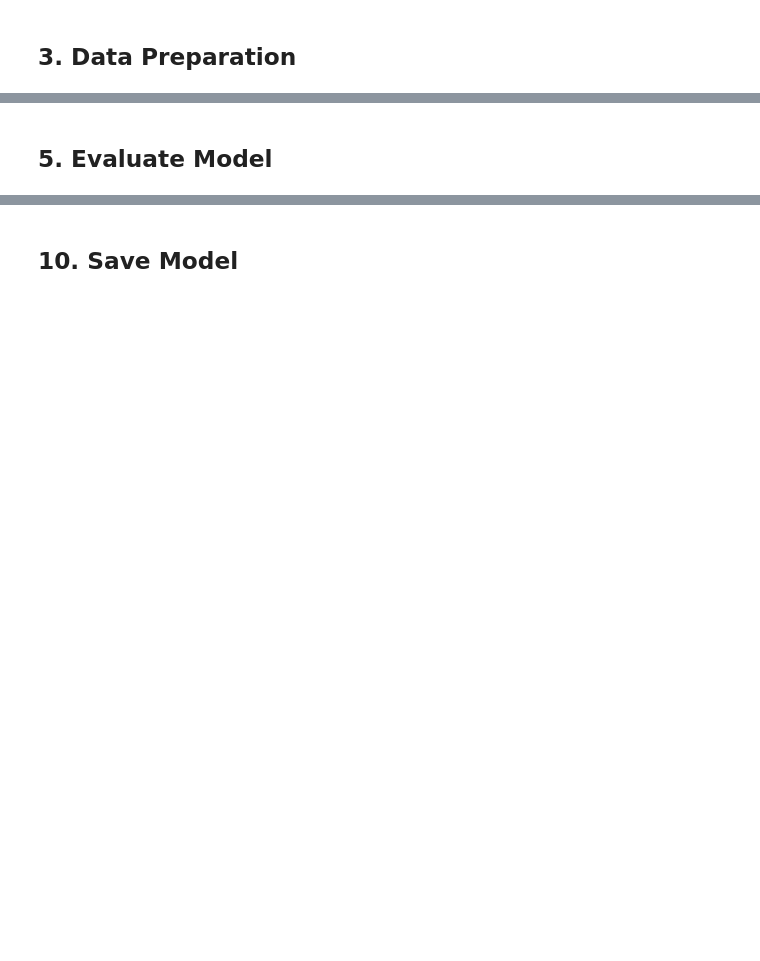
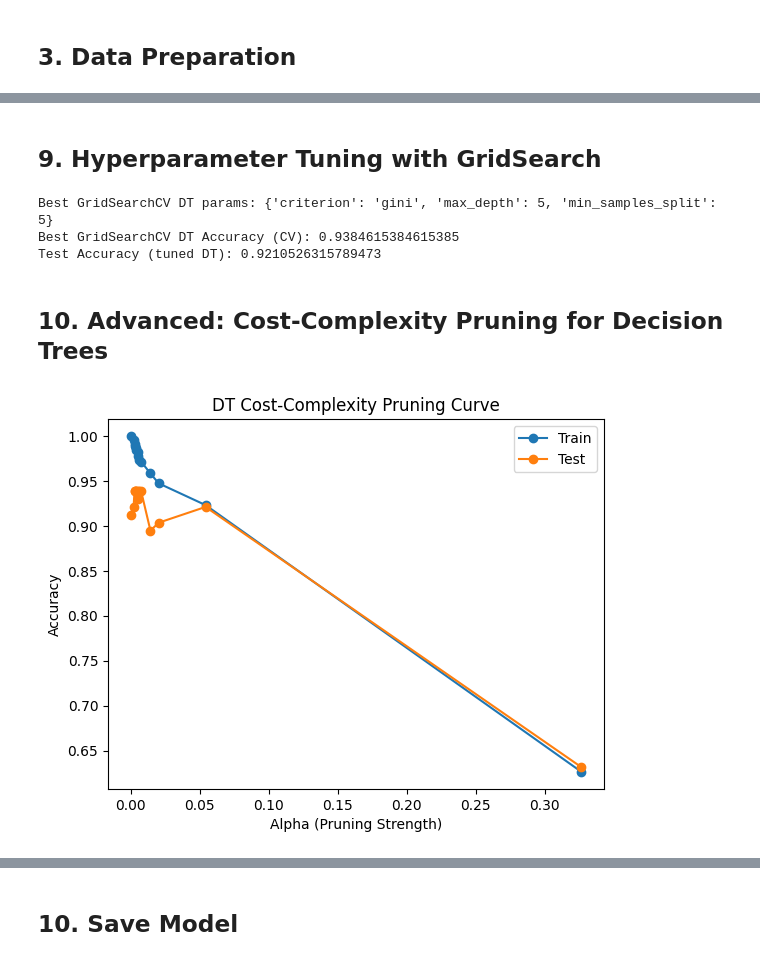
Before and after one commit to anika0273/ML_BoilerPlates, a Jupyter notebook: Decision_Tree.ipynb, the cells around one changed output, grey strips where cells are left out. Cells and saved outputs as stored; diff of their text form; code cells hidden in the pictures; blank space fills up the shorter version.

```diff
--- a/Decision_Tree.ipynb
+++ b/Decision_Tree.ipynb
@@ -115,0 +219,5 @@ print("Accuracy:", xgb.score(X_test, y_test))
+# %%
+print("\nLightGBM (Faster Gradient Boosting variant)")
+lgbm = LGBMClassifier(n_estimators=200, learning_rate=0.05, random_state=42)
+lgbm.fit(X_train, y_train)
+print("LightGBM Test Accuracy:", lgbm.score(X_test, y_test))
@@ -161,10 +313,42 @@ final_estimator=LogisticRegression(max_iter=1000)
-# %% [markdown]
-## 5. Evaluate Model
-# %%
-fitted_models = {}
-for name, model in models.items():
-    print(f"\n--- {name} ---")
-    model.fit(X_train, y_train)
-    acc = model.score(X_test, y_test)
-    print(f"Accuracy: {acc:.4f}")
-    fitted_models[name] = model
+# %% [markdown]
+## 9. Hyperparameter Tuning with GridSearch
+# %%
+# Grid search for Decision Tree (try more params as desired)
+param_grid = {
+    "max_depth": [3, 5, 7, None],
+    "min_samples_split": [2, 5, 10],
+    "criterion": ["gini", "entropy"]
+}
+grid = GridSearchCV(DecisionTreeClassifier(random_state=42),
+                    param_grid, cv=5, n_jobs=-1, scoring="accuracy")
+grid.fit(X_train, y_train)
+print("Best GridSearchCV DT params:", grid.best_params_)
+print("Best GridSearchCV DT Accuracy (CV):", grid.best_score_)
+best_dt = grid.best_estimator_
+print("Test Accuracy (tuned DT):", best_dt.score(X_test, y_test))
+# %% [output]
+Best GridSearchCV DT params: {'criterion': 'gini', 'max_depth': 5, 'min_samples_split': 5}
+Best GridSearchCV DT Accuracy (CV): 0.9384615384615385
+Test Accuracy (tuned DT): 0.9210526315789473
+# %% [markdown]
+## 10. Advanced: Cost-Complexity Pruning for Decision Trees
+# %%
+path = dt.cost_complexity_pruning_path(X_train, y_train)
+ccp_alphas = path.ccp_alphas
+train_scores, test_scores = [], []
+for alpha in ccp_alphas:
+    clf = DecisionTreeClassifier(random_state=42, ccp_alpha=alpha)
+    clf.fit(X_train, y_train)
+    train_scores.append(clf.score(X_train, y_train))
+    test_scores.append(clf.score(X_test, y_test))
+
+
+plt.plot(ccp_alphas, train_scores, marker='o', label="Train")
+plt.plot(ccp_alphas, test_scores, marker='o', label="Test")
+plt.xlabel("Alpha (Pruning Strength)")
+plt.ylabel("Accuracy")
+plt.title("DT Cost-Complexity Pruning Curve")
+plt.legend()
+plt.show()
+# %% [output]
+[figure, added]
```
Also changed, not shown: parts of 42 cells of this notebook, 2 other files.
